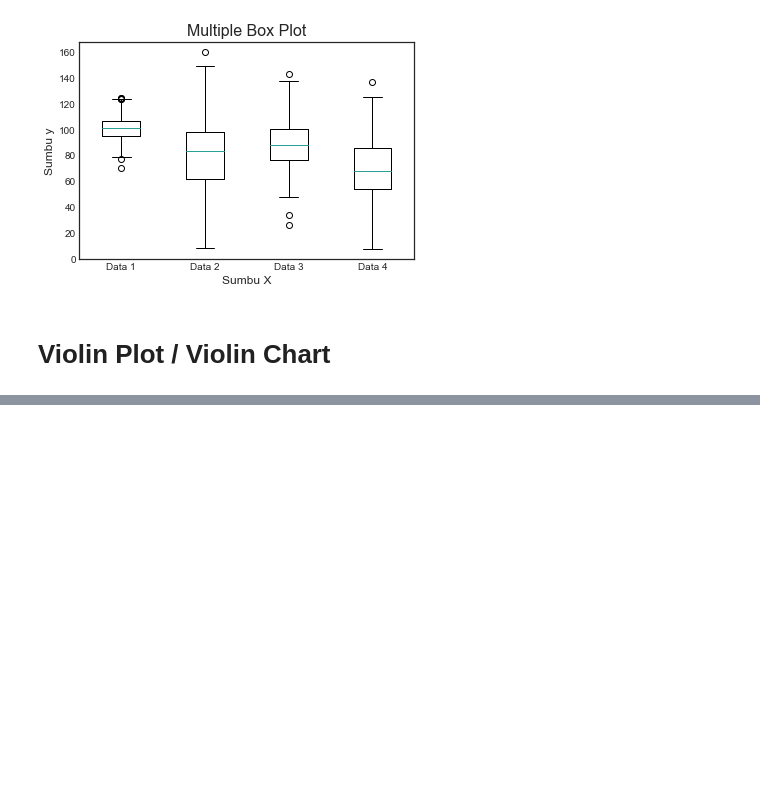
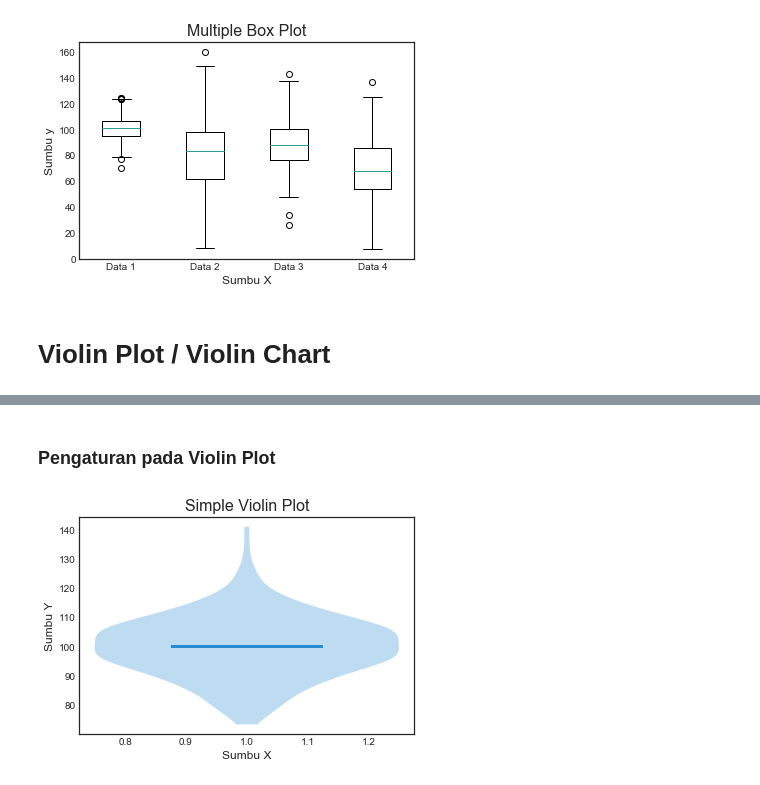
Before and after one commit to rshby/belajar_sendiri, a Jupyter notebook: Matplotlib.ipynb, the cells around one changed output, grey strips where cells are left out. Drawn from its saved outputs; the diff is of its cells as text; code cells hidden in the pictures; blank space fills up the shorter version.

```diff
--- a/Matplotlib.ipynb
+++ b/Matplotlib.ipynb
@@ -830,0 +862,15 @@ data = np.random.no
+# %% [markdown]
+### Pengaturan pada Violin Plot
+# %%
+plt.violinplot(data,
+              showextrema=False,
+              showmeans=True,
+              showmedians=True,)
+
+plt.title("Simple Violin Plot")
+plt.xlabel("Sumbu X")
+plt.ylabel("Sumbu Y")
+
+plt.show()
+# %% [output]
+[figure, added]
```
Also changed, not shown: parts of 3 cells of this notebook.
